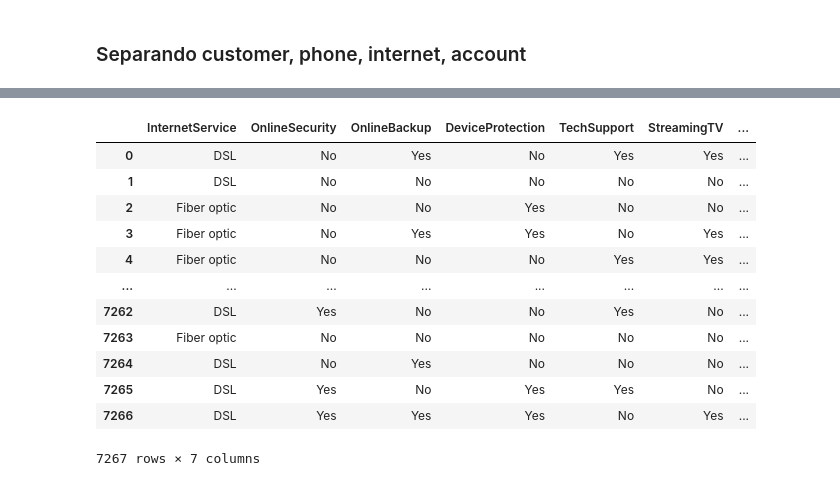
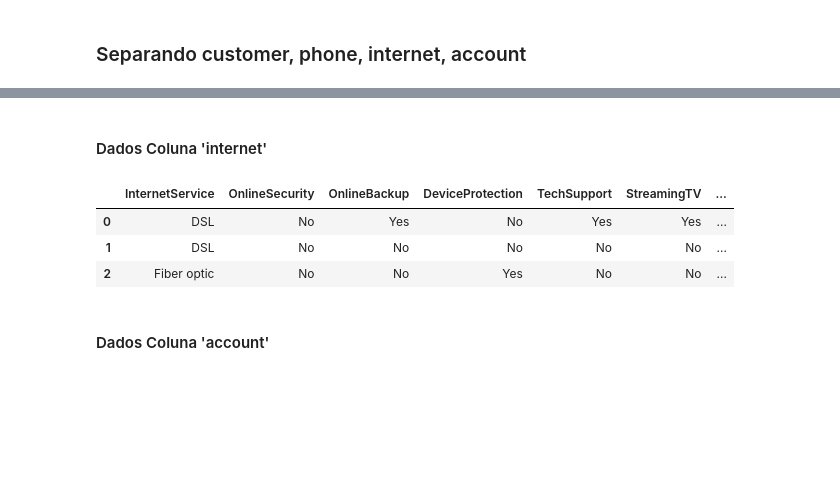
Before and after one commit to Dev-Zz/alura_challenge, a Jupyter notebook: Alura Challenge/Alura Challenge Semana 1.ipynb, the cells around one changed output, grey strips where cells are left out. Saved outputs shown, nothing was run; the diff lists cells and outputs as text; code cells hidden in the pictures; blank space fills up the shorter version.

```diff
--- a/Alura Challenge/Alura Challenge Semana 1.ipynb
+++ b/Alura Challenge/Alura Challenge Semana 1.ipynb
@@ -111,19 +55,14 @@ dataset_phone
+# %% [markdown]
+#### Dados Coluna 'internet'
 # %%
 dataset_internet = pd.json_normalize(dataset.internet)
-dataset_internet
+dataset_internet.head(3)
 # %% [output]
 |  | InternetService | OnlineSecurity | OnlineBackup | DeviceProtection | TechSupport | StreamingTV | ... |
 | 0 | DSL | No | Yes | No | Yes | Yes | ... |
 | 1 | DSL | No | No | No | No | No | ... |
 | 2 | Fiber optic | No | No | Yes | No | No | ... |
-| 3 | Fiber optic | No | Yes | Yes | No | Yes | ... |
-| 4 | Fiber optic | No | No | No | Yes | Yes | ... |
-| ... | ... | ... | ... | ... | ... | ... | ... |
-| 7262 | DSL | Yes | No | No | Yes | No | ... |
-| 7263 | Fiber optic | No | No | No | No | No | ... |
-| 7264 | DSL | No | Yes | No | No | No | ... |
-| 7265 | DSL | Yes | No | Yes | Yes | No | ... |
-| 7266 | DSL | Yes | Yes | Yes | No | Yes | ... |
-7267 rows × 7 columns
+# %% [markdown]
+#### Dados Coluna 'account'
 # %%
 dataset_account = pd.json_normalize(dataset.account)
```
Also changed, not shown: parts of 51 cells of this notebook, 1 other file.
